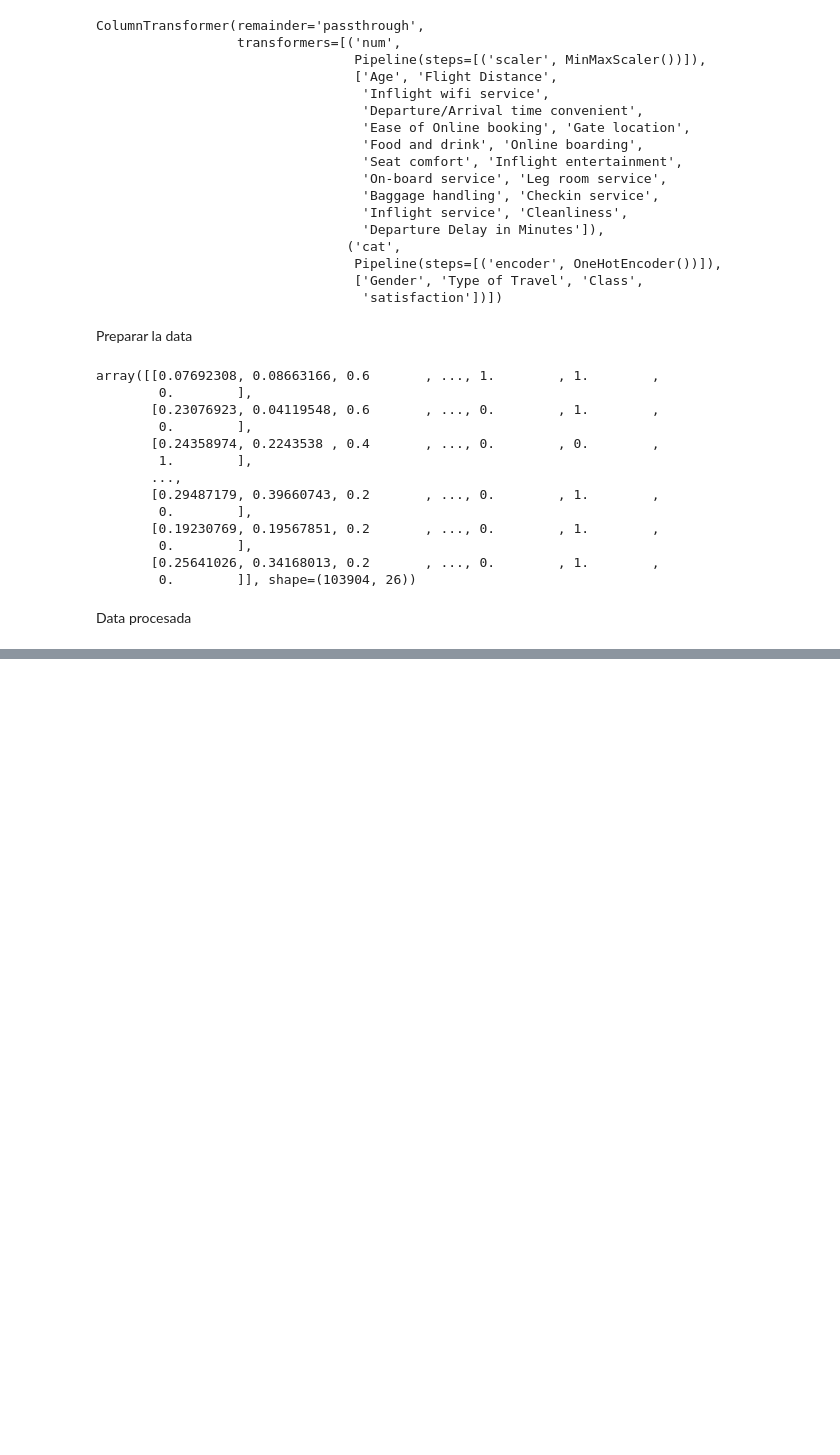
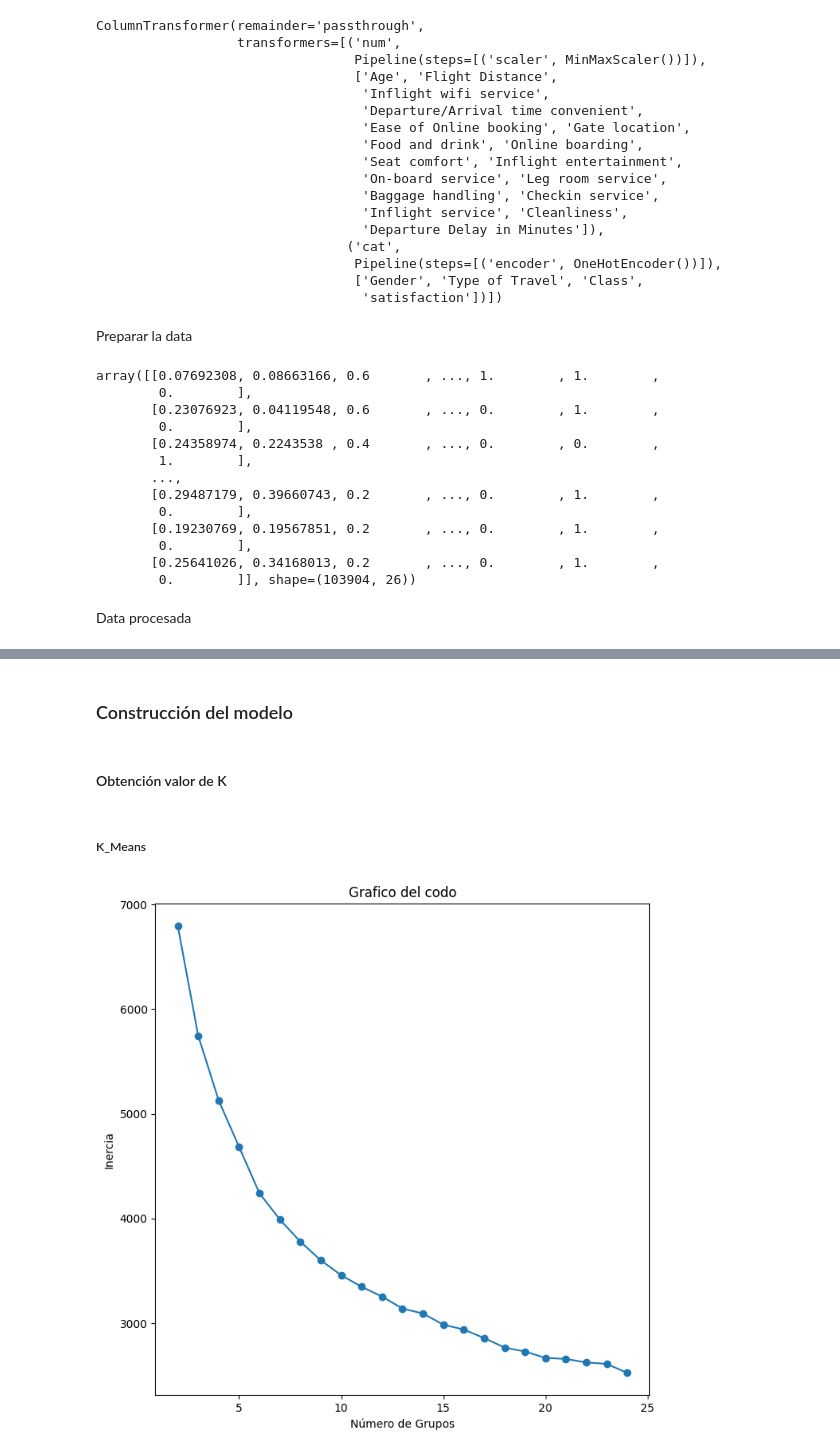
Before and after one commit to DavidBetancurRamirez/ComputacionCientifica, a Jupyter notebook: agrupamiento/airline/airline_loyalty.ipynb, the cells around one changed output, grey strips where cells are left out. Drawn from its saved outputs; the diff is of its cells as text; code cells hidden in the pictures; blank space fills up the shorter version.

Commit message:
Creacion modelo con clusters

```diff
--- a/agrupamiento/airline/airline_loyalty.ipynb
+++ b/agrupamiento/airline/airline_loyalty.ipynb
@@ -285,0 +285,8 @@ data_pro.head()
+# %% [markdown]
+### Construcción del modelo
+# %%
+data_pro_sample = data_pro.sample(3000)
+# %% [markdown]
+#### Obtención valor de K
+# %% [markdown]
+##### K_Means
@@ -285,0 +296,19 @@ data_pro.head()
+# %%
+# Buscar el valor de K
+rango_k = range(2, 25)
+inercia = []
+
+for n_clusters in rango_k:
+  kmeans_model = KMeans(n_clusters = n_clusters, n_init = 20, random_state = 123)
+  kmeans_model.fit(data_pro_sample)
+  # kmeans_model.fit(data_pro)
+  inercia.append(kmeans_model.inertia_)
+
+plt.figure(figsize=(8, 8))
+plt.plot(rango_k, inercia, marker='o')
+plt.title('Grafico del codo')
+plt.xlabel('Número de Grupos')
+plt.ylabel('Inercia')
+plt.show()
+# %% [output]
+[figure, added]
```
Also changed, not shown: parts of 15 cells of this notebook.
